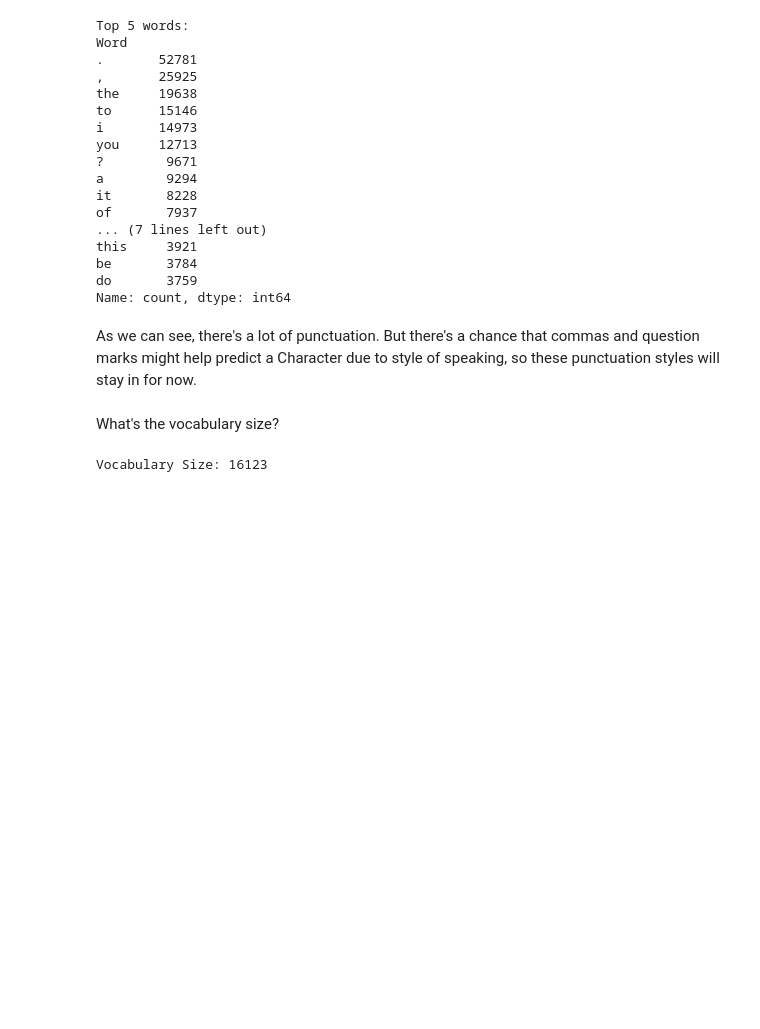
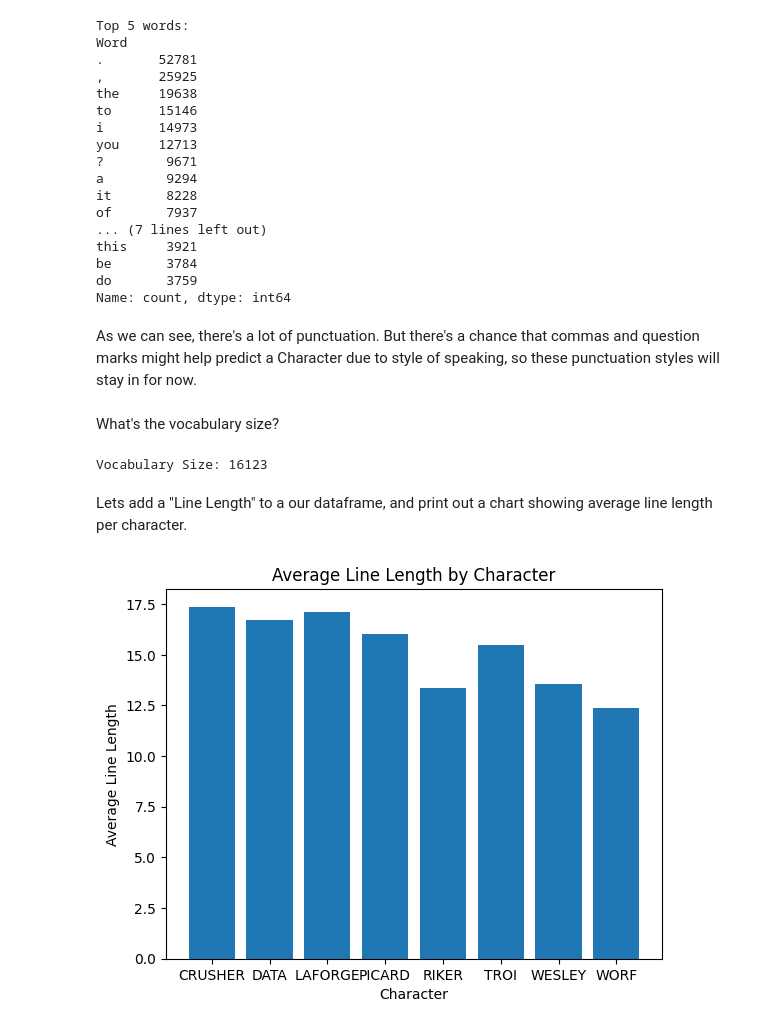
Before and after one commit to brearenee/NLP-Project, a Jupyter notebook: startrek.ipynb, the cells around one changed output. Cells and saved outputs as stored; diff of their text form; code cells hidden in the pictures; blank space fills up the shorter version.

```diff
--- a/startrek.ipynb
+++ b/startrek.ipynb
@@ -231,3 +231,18 @@ vocabulary_size = len(set(word for tokens in df['Line'] for word in tokens))
 print("Vocabulary Size:", vocabulary_size)
 # %% [output]
 Vocabulary Size: 16123
+# %% [markdown]
+Lets add a "Line Length" to a our dataframe, and print out a chart showing average line length per character.
+# %%
+
+df['Line Length'] = df['Line'].apply(len)
+avg_line_length_by_character = df.groupby('Character')['Line Length'].mean().reset_index()
+
+
+plt.bar(avg_line_length_by_character['Character'], avg_line_length_by_character['Line Length'])
+plt.xlabel('Character')
+plt.ylabel('Average Line Length')
+plt.title('Average Line Length by Character')
+plt.show()
+# %% [output]
+[figure, added]
```
Also changed, not shown: parts of 7 cells of this notebook.
